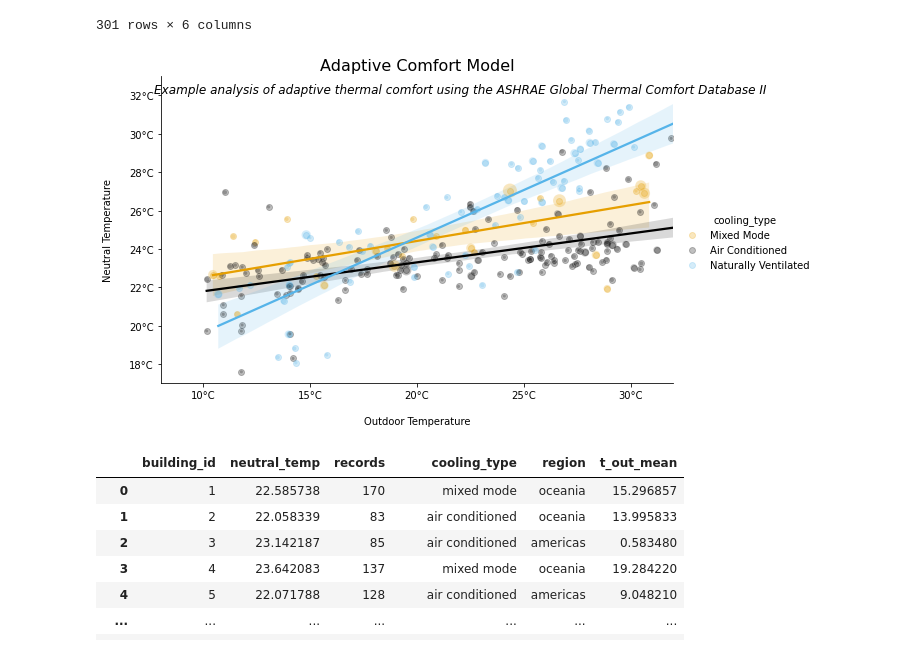
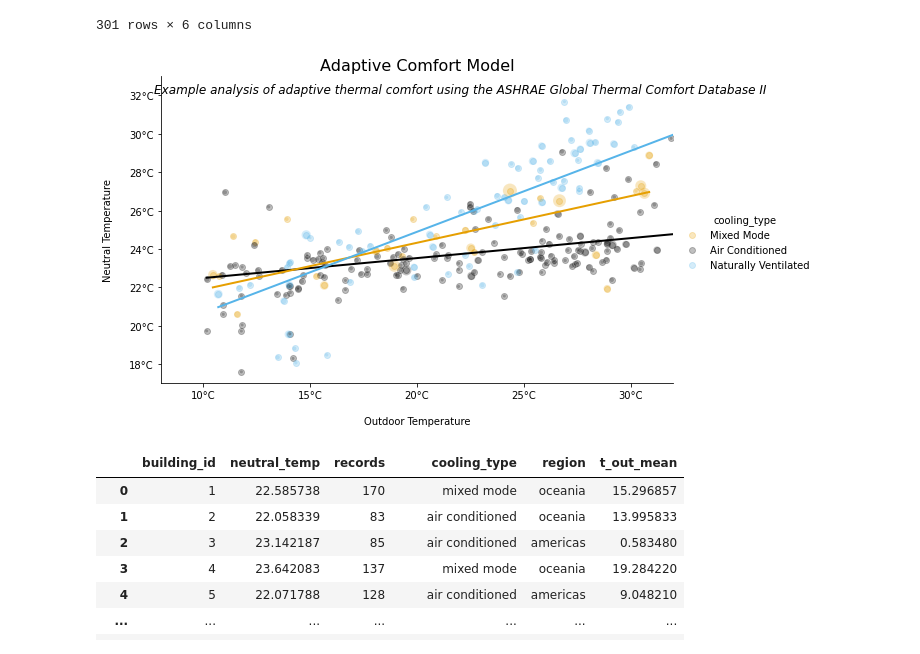
Before and after one commit to CenterForTheBuiltEnvironment/ashrae-db-II, a Jupyter notebook: example_acm.ipynb, the cells around one changed output. Drawn from its saved outputs; the diff is of its cells as text; code cells hidden in the pictures.

```diff
--- a/example_acm.ipynb
+++ b/example_acm.ipynb
@@ -77,44 +101,57 @@ df_models
 | 303 | 786 | 24.368883 | 83 | NaN | asia | -19.109639 |
 301 rows × 6 columns
 # %%
-# Visualization
-# Assuming df_models is already loaded
-filtered_df = df_models[(df_models['t_out_mean'] >= 10) & (df_models['t_out_mean'] <= 33) &
-                        (df_models['neutral_temp'] > 17) & (df_models['neutral_temp'] < 32)].copy()
+import pandas as pd
+import numpy as np
+import seaborn as sns
+import matplotlib.pyplot as plt
+from matplotlib.ticker import FormatStrFormatter
+import statsmodels.formula.api as smf
 
-filtered_df['cooling_type'] = filtered_df['cooling_type'].str.title()
-filtered_df['point_size'] = filtered_df['records']
+# Assuming filtered_df is already loaded and filtered
+
+# Define a custom function to draw the weighted regression line
+def weighted_regression_line(x, model):
+    return model.params[0] + model.params[1] * x
 
 colors = {"Air Conditioned": "#000000", "Mixed Mode": "#E69F00", "Naturally Ventilated": "#56B4E9"}
 
 lm = sns.lmplot(data=filtered_df, x='t_out_mean', y='neutral_temp', hue='cooling_type',
                 palette=colors, scatter_kws={'alpha': 0.25},
-                height=5, aspect=1.6)
+                height=5, aspect=1.6, fit_reg=False)
 
 # Add point_size directly to the scatterplot
 sns.scatterplot(data=filtered_df, x='t_out_mean', y='neutral_temp', hue='cooling_type',
                 size='point_size', sizes=(10, 200), legend=False,
                 palette=colors, alpha=0.25, ax=lm.ax)
+
+# Fit weighted linear regression and plot the lines for each cooling_type
+for cooling_type, color in colors.items():
+    sub_df = filtered_df[filtered_df['cooling_type'] == cooling_type]
+    wlm = smf.wls(formula='neutral_temp ~ t_out_mean', data=sub_df, weights=sub_df['point_size']).fit()
+    x_values = np.linspace(sub_df['t_out_mean'].min(), sub_df['t_out_mean'].max(), 100)
+    y_values = weighted_regression_line(x_values, wlm)
+    lm.ax.plot(x_values, y_values, color=color, linewidth=2)
 
 lm.ax.set_xlim(8, 32)
 lm.ax.set_ylim(17, 33)
 lm.ax.set_xlabel('\nOutdoor Temperature')
 lm.ax.set_ylabel('Neutral Temperature\n')
 lm.ax.xaxis.set_major_formatter(FormatStrFormatter('%d°C'))
 lm.ax.yaxis.set_major_formatter(FormatStrFormatter('%d°C'))
 
 # Annotations
 lm.ax.annotate("Lower 80%", xy=(33.7, 24.5), xycoords='data', fontsize=10, color='grey', fontstyle='italic')
 lm.ax.annotate("Lower 90%", xy=(33.7, 25.5), xycoords='data', fontsize=10, color='grey', fontstyle='italic')
 lm.ax.annotate("Upper 90%", xy=(33.7, 28.0), xycoords='data', fontsize=10, color='grey', fontstyle='italic')
 lm.ax.annotate("Upper 80%", xy=(33.7, 30.5), xycoords='data', fontsize=10, color='grey', fontstyle='italic')
 
 
 plt.title('Adaptive Comfort Model', fontsize=16)
 plt.suptitle('Example analysis of adaptive thermal comfort using the ASHRAE Global Thermal Comfort Database II', fontsize=12, fontstyle='italic', y=0.95)
 plt.show()
 # %% [output]
-[figure, old version]
+[figure, new version]
 # %%
 df_models
 # %% [output]
```
Also changed, not shown: parts of 6 cells of this notebook, 1 other file.
